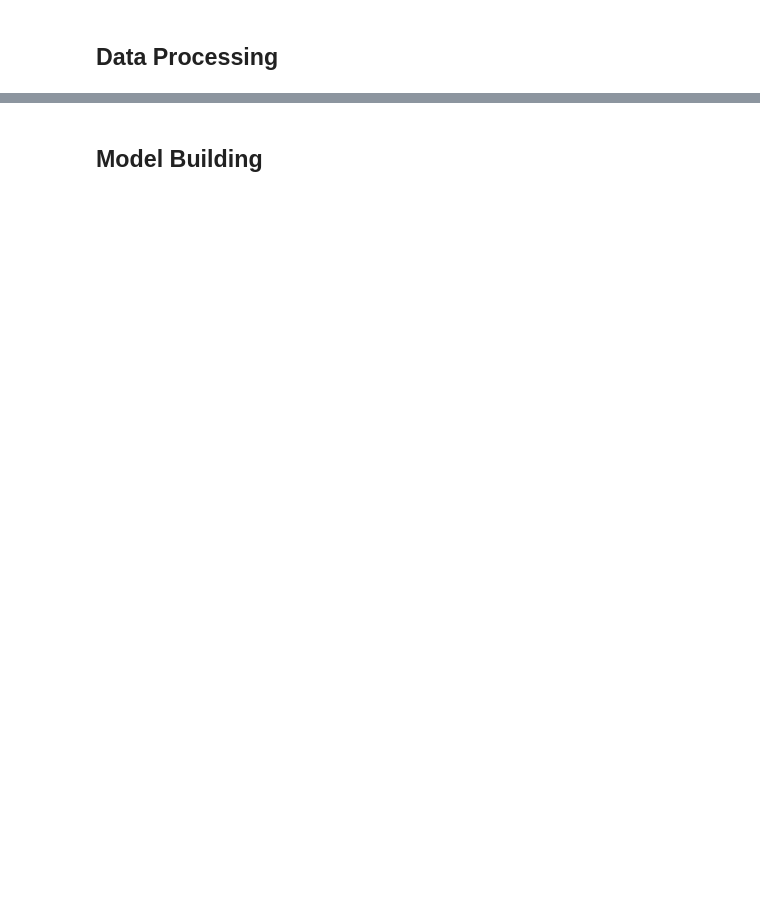
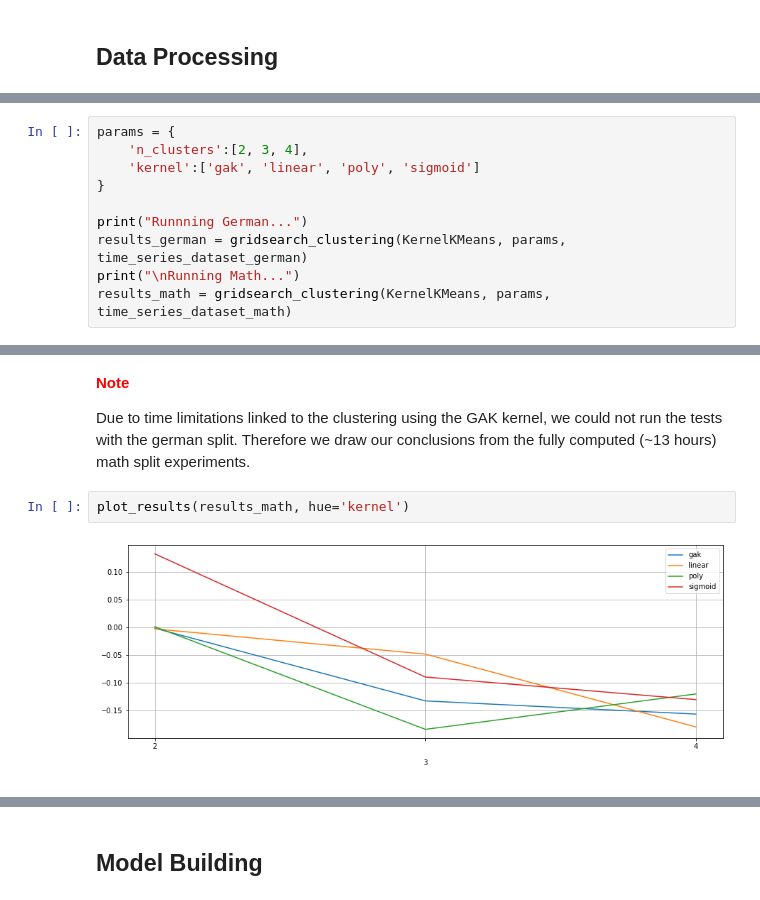
Before and after one commit to ML4BD/milestone-4-roguesgallery, a Jupyter notebook: notebooks/Milestone06/lernnavi_m6_276507.ipynb, the cells around one changed output, grey strips where cells are left out. Cells and saved outputs as stored; diff of their text form; blank space fills up the shorter version.

```diff
--- a/notebooks/Milestone06/lernnavi_m6_276507.ipynb
+++ b/notebooks/Milestone06/lernnavi_m6_276507.ipynb
@@ -34,0 +646,10 @@ To this end, we will proceed as follows:
+# %%
+params = {
+    'n_clusters':[2, 3, 4],
+    'kernel':['gak', 'linear', 'poly', 'sigmoid']
+}
+
+print("Runnning German...")
+results_german = gridsearch_clustering(KernelKMeans, params, time_series_dataset_german)
+print("\nRunning Math...")
+results_math = gridsearch_clustering(KernelKMeans, params, time_series_dataset_math)
@@ -34,0 +681,8 @@ To this end, we will proceed as follows:
+# %% [markdown]
+<span style='color:red'>**Note**</span>
+
+Due to time limitations linked to the clustering using the GAK kernel, we could not run the tests with the german split. Therefore we draw our conclusions from the fully computed (~13 hours) math split experiments.
+# %%
+plot_results(results_math, hue='kernel')
+# %% [output]
+[figure, added]
```
Also changed, not shown: parts of 65 cells of this notebook.
